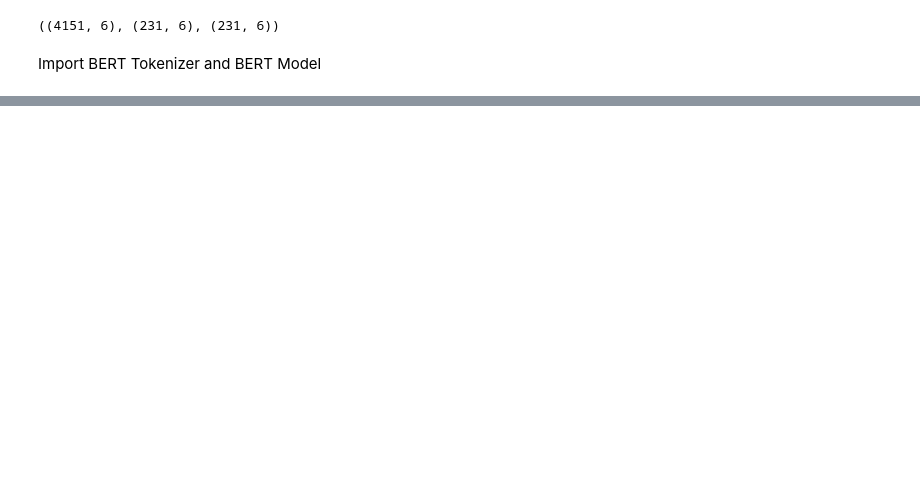
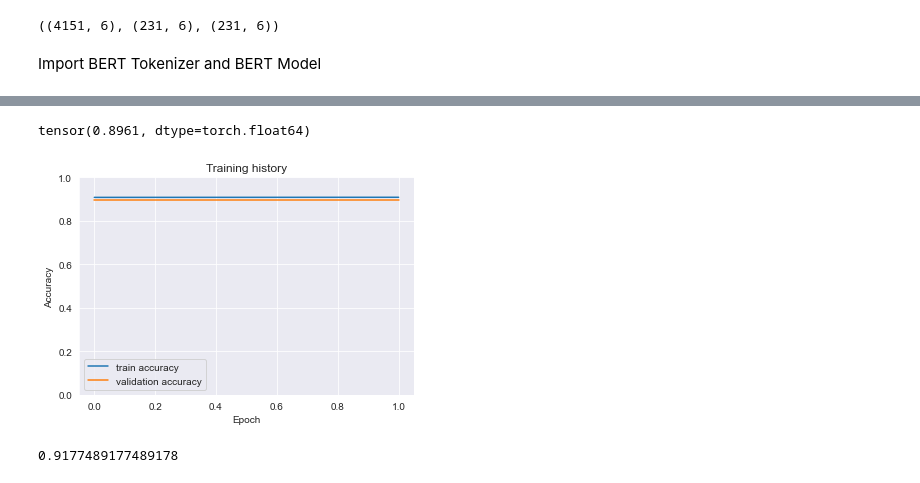
Before and after one commit to IBM/github-crawler, a Jupyter notebook: analysis/base_bert.ipynb, the cells around one changed output, grey strips where cells are left out. Saved outputs shown, nothing was run; the diff lists cells and outputs as text; code cells hidden in the pictures; blank space fills up the shorter version.

```diff
--- a/analysis/base_bert.ipynb
+++ b/analysis/base_bert.ipynb
@@ -246,7 +244,7 @@ test_data_loader = create_data_loader(df_test, bert_tokenizer, MAX_LEN, BATCH_SI
 #         final_layer = self.relu(linear_output)
 #         return final_layer
 # %%
-EPOCHS = 10
+EPOCHS = 2#10
 optimizer = AdamW(bert_model.parameters(), lr=2e-5, correct_bias=False)
 total_steps = len(train_data_loader) * EPOCHS
 
@@ -371,0 +379,29 @@ KeyboardInterrupt:
+# %%
+best_accuracy
+# %% [output]
+tensor(0.8961, dtype=torch.float64)
+# %%
+import matplotlib.pyplot as plt
+
+plt.plot(history['train_acc'], label='train accuracy')
+plt.plot(history['val_acc'], label='validation accuracy')
+
+plt.title('Training history')
+plt.ylabel('Accuracy')
+plt.xlabel('Epoch')
+plt.legend()
+plt.ylim([0, 1]);
+# %% [output]
+[figure, added]
+# %%
+test_acc, _ = eval_model(
+  bert_model,
+  test_data_loader,
+  loss_fn,
+  device,
+  len(df_test)
+)
+
+test_acc.item()
+# %% [output]
+0.9177489177489178
```
Also changed, not shown: parts of 11 cells of this notebook.
